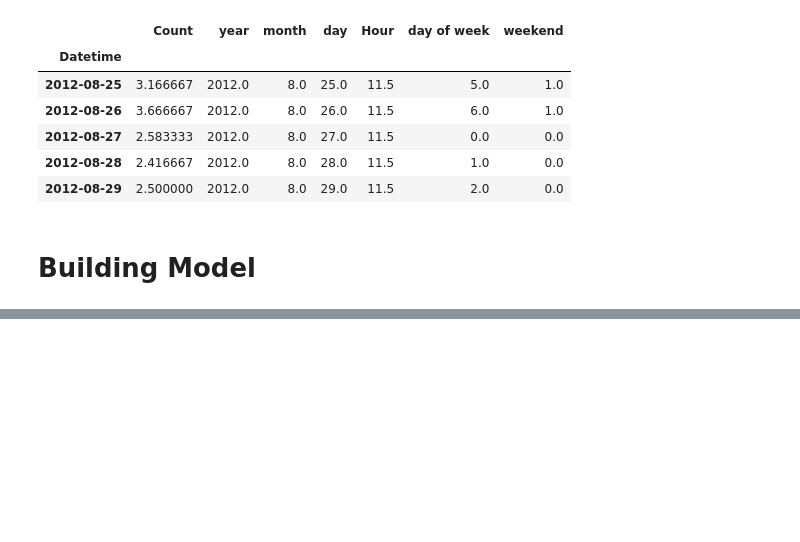
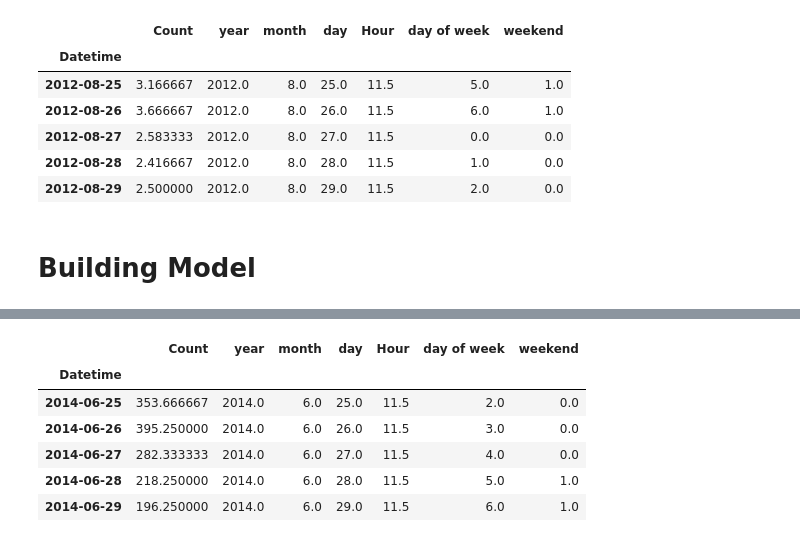
Before and after one commit to AnshuLodha007/Unicorn_Hackathon, a Jupyter notebook: Solution.ipynb, the cells around one changed output, grey strips where cells are left out. Saved outputs shown, nothing was run; the diff lists cells and outputs as text; code cells hidden in the pictures; blank space fills up the shorter version.

```diff
--- a/Solution.ipynb
+++ b/Solution.ipynb
@@ -293,0 +338,5 @@ train.head()
+# %%
+Train = train.loc['2012-08-25': '2014-06-24']
+val = train.loc['2014-06-25': '2014-09-25']
+
+Train.shape, val.shape
@@ -293,0 +355,10 @@ train.head()
+# %%
+val.head()
+# %% [output]
+|  | Count | year | month | day | Hour | day of week | weekend |
+| Datetime |  |  |  |  |  |  |  |
+| 2014-06-25 | 353.666667 | 2014.0 | 6.0 | 25.0 | 11.5 | 2.0 | 0.0 |
+| 2014-06-26 | 395.250000 | 2014.0 | 6.0 | 26.0 | 11.5 | 3.0 | 0.0 |
+| 2014-06-27 | 282.333333 | 2014.0 | 6.0 | 27.0 | 11.5 | 4.0 | 0.0 |
+| 2014-06-28 | 218.250000 | 2014.0 | 6.0 | 28.0 | 11.5 | 5.0 | 1.0 |
+| 2014-06-29 | 196.250000 | 2014.0 | 6.0 | 29.0 | 11.5 | 6.0 | 1.0 |
```
Also changed, not shown: parts of 6 cells of this notebook.
